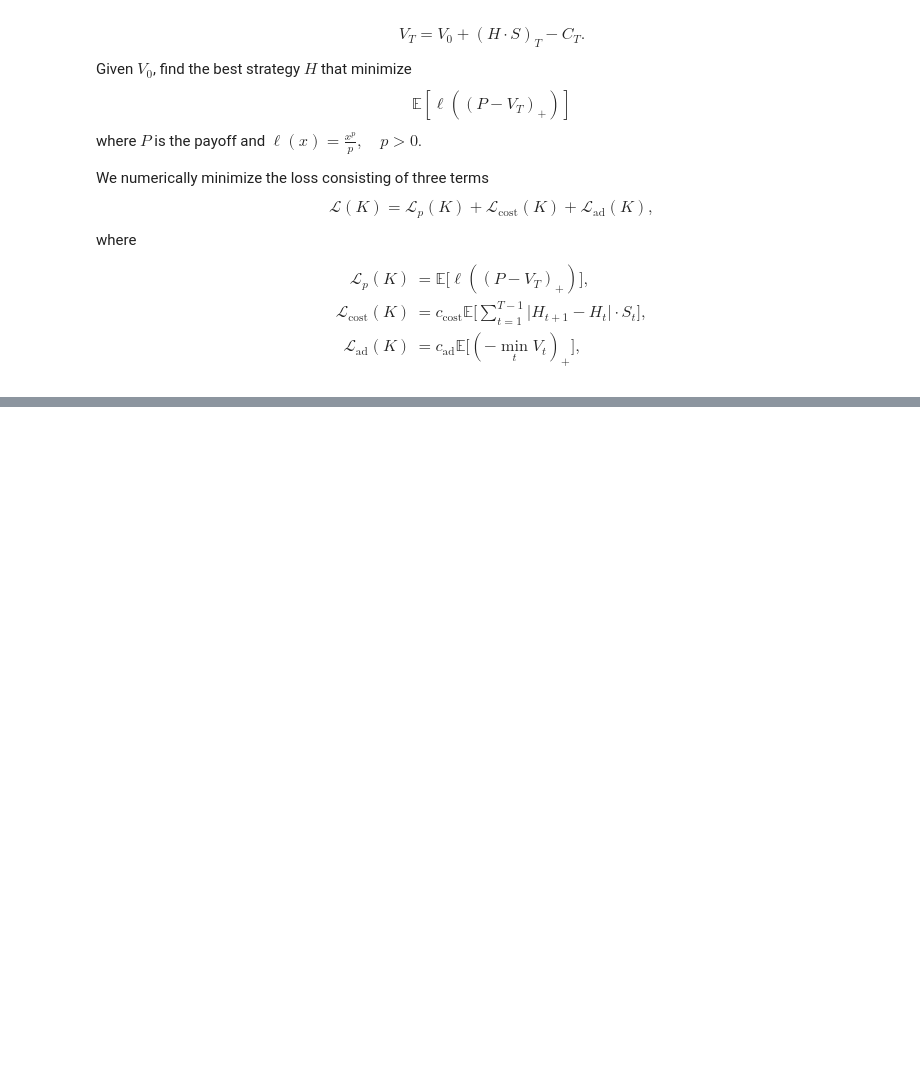
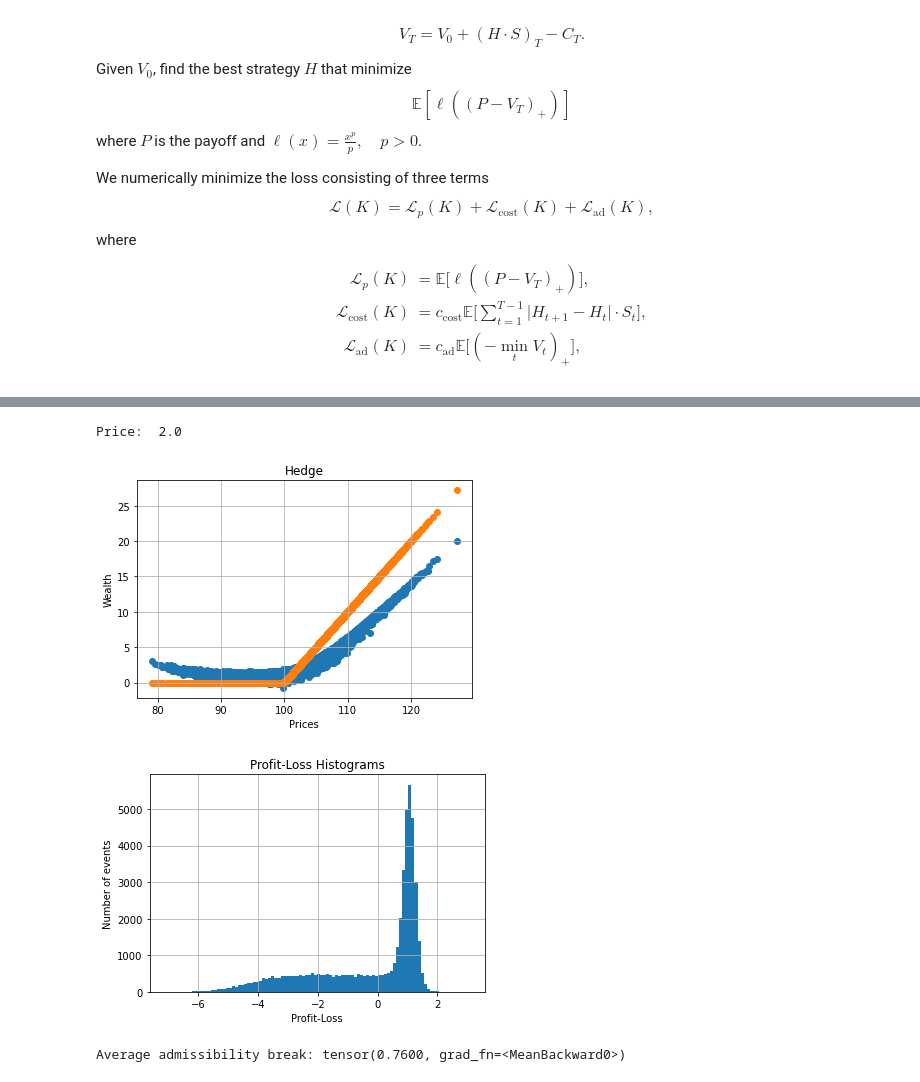
Before and after one commit to justinhou95/NeuralHedge, a Jupyter notebook: deepefficienthedge.ipynb, the cells around one changed output, grey strips where cells are left out. Cells and saved outputs as stored; diff of their text form; code cells hidden in the pictures; blank space fills up the shorter version.

```diff
--- a/deepefficienthedge.ipynb
+++ b/deepefficienthedge.ipynb
@@ -102,0 +91,9 @@ tensor(2.0391, grad_fn=<MeanBackward0>)
+# %%
+plot_hedge(hedger, data_set, price = initial_price)
+wealth = hedger(data_set)
+print('Average admissibility break:', admissible_cost(wealth))
+# %% [output]
+Price:  2.0
+[figure, added]
+[figure, added]
+Average admissibility break: tensor(0.7600, grad_fn=<MeanBackward0>)
```
Also changed, not shown: parts of 8 cells of this notebook, 2 other files.
